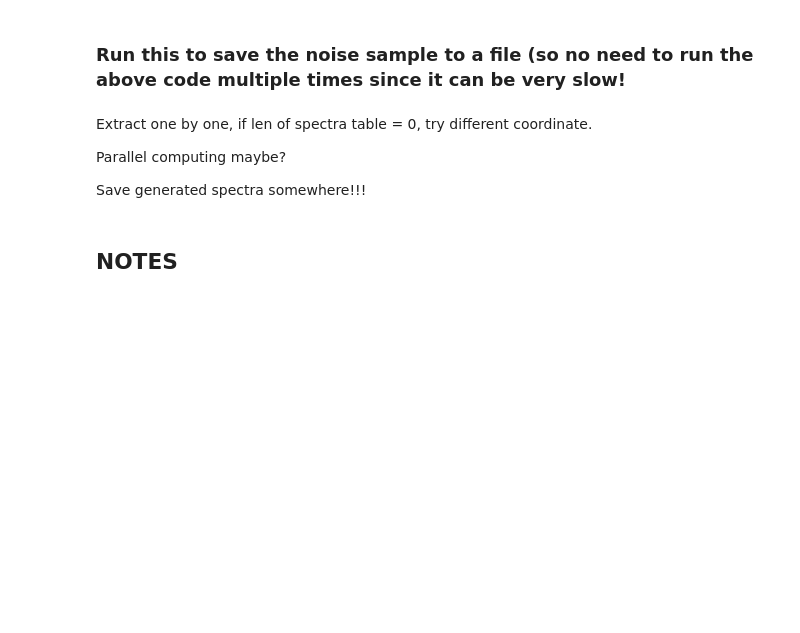
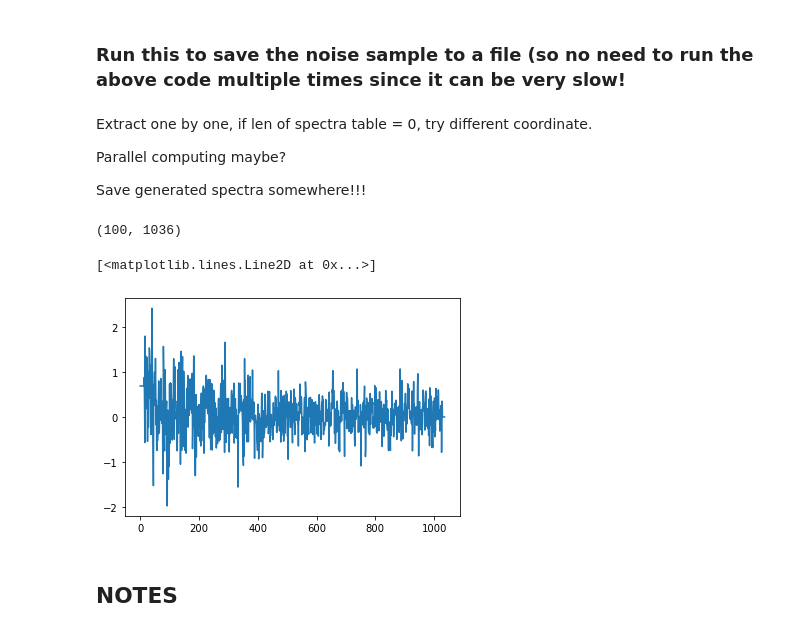
Before and after one commit to nickdavila/LAE-ML-Classification, a Jupyter notebook: Data_Sampling.ipynb, the cells around one changed output. Cells and saved outputs as stored; diff of their text form; code cells hidden in the pictures; blank space fills up the shorter version.

```diff
--- a/Data_Sampling.ipynb
+++ b/Data_Sampling.ipynb
@@ -361,6 +339,15 @@ Extract one by one, if len of spectra table = 0, try different coordinate.
 Parallel computing maybe?
 
 Save generated spectra somewhere!!!
+# %%
+x.shape
+# %% [output]
+(100, 1036)
+# %%
+plt.plot(x[4])
+# %% [output]
+[<matplotlib.lines.Line2D at 0x...>]
+[figure, added]
 # %% [markdown]
 ## NOTES
 # %% [markdown]
```
Also changed, not shown: parts of 14 cells of this notebook, 1 other file.
